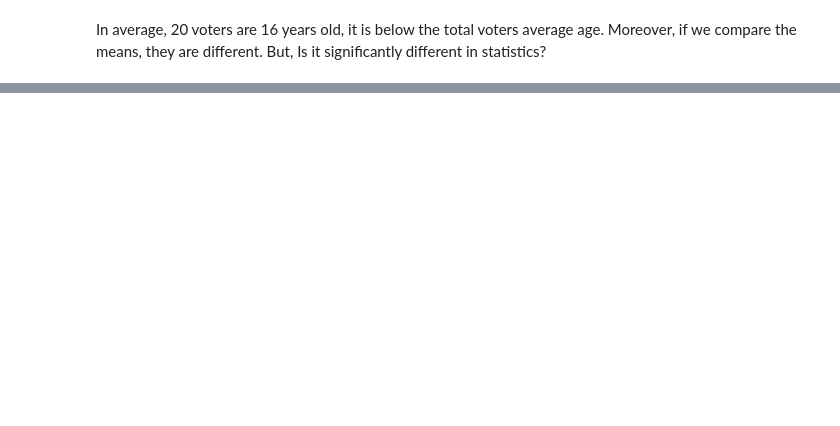
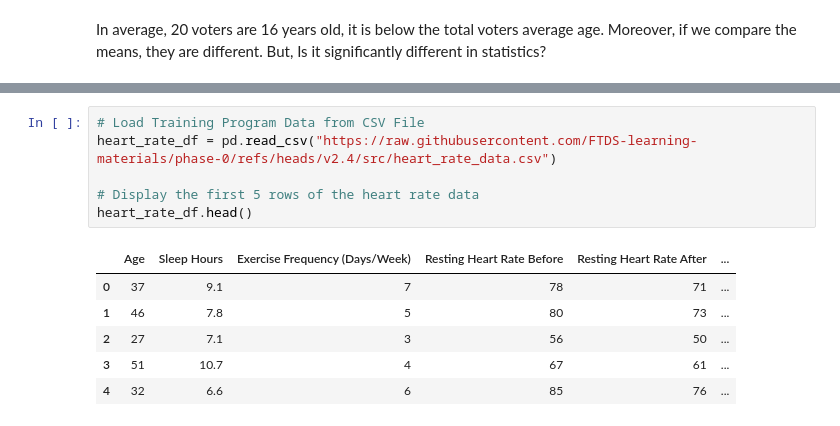
Before and after one commit to FTDS-learning-materials/phase-0, a Jupyter notebook: w3/P0W3D3PM - Practical Statistics - Inferential.ipynb, the cells around one changed output, grey strips where cells are left out. Saved outputs shown, nothing was run; the diff lists cells and outputs as text; blank space fills up the shorter version.

```diff
--- a/w3/P0W3D3PM - Practical_Statistics - Inferential.ipynb
+++ b/w3/P0W3D3PM - Practical Statistics - Inferential.ipynb
@@ -428,0 +387,13 @@ There is a relationship between gender and smoking habits, where smoking is more
+# %%
+# Load Training Program Data from CSV File
+heart_rate_df = pd.read_csv("https://raw.githubusercontent.com/FTDS-learning-materials/phase-0/refs/heads/v2.4/src/heart_rate_data.csv")
+
+# Display the first 5 rows of the heart rate data
+heart_rate_df.head()
+# %% [output]
+|  | Age | Sleep Hours | Exercise Frequency (Days/Week) | Resting Heart Rate Before | Resting Heart Rate After | ... |
+| 0 | 37 | 9.1 | 7 | 78 | 71 | ... |
+| 1 | 46 | 7.8 | 5 | 80 | 73 | ... |
+| 2 | 27 | 7.1 | 3 | 56 | 50 | ... |
+| 3 | 51 | 10.7 | 4 | 67 | 61 | ... |
+| 4 | 32 | 6.6 | 6 | 85 | 76 | ... |
```
Also changed, not shown: parts of 106 cells of this notebook.
